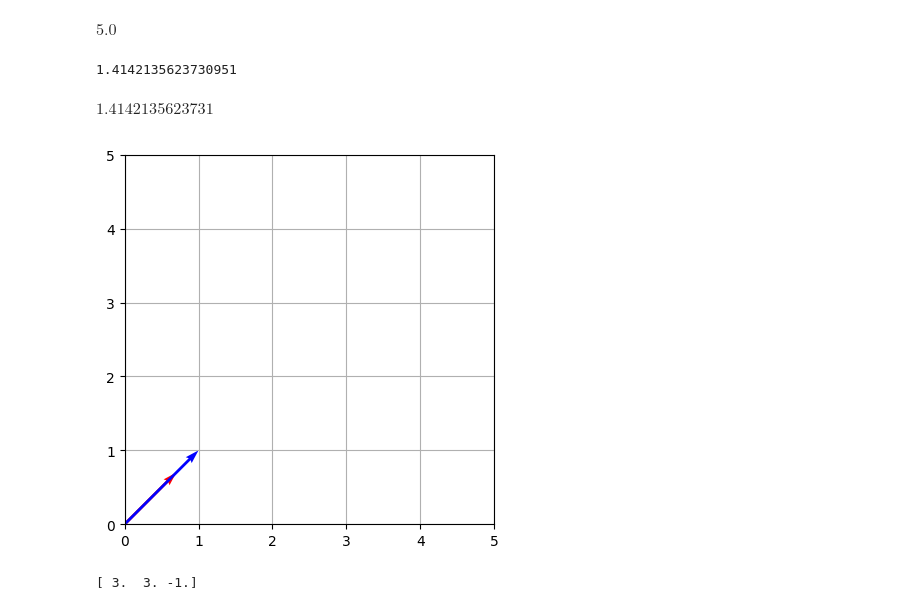
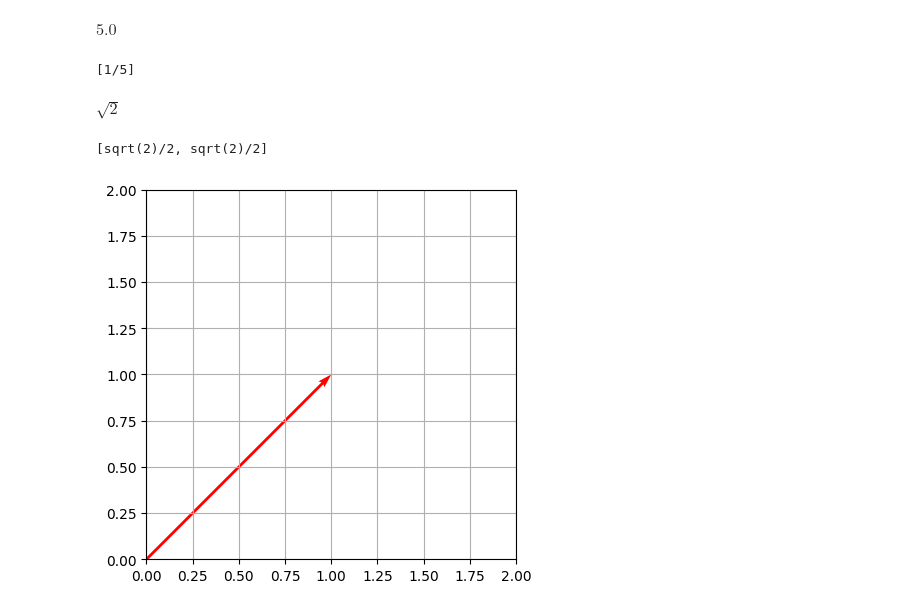
Before and after one commit to Kamrann19/Math-2024-25-Winter, a Jupyter notebook: la_vectors_introduction.ipynb, the cells around one changed output. Saved outputs shown, nothing was run; the diff lists cells and outputs as text; code cells hidden in the pictures.

```diff
--- a/la_vectors_introduction.ipynb
+++ b/la_vectors_introduction.ipynb
@@ -202,46 +201,35 @@ magnitude_a = sp.sqrt(a_x**2 + a_y**2)
 magnitude_a.evalf()
 # %% [output]
 $\displaystyle 5.0$
-# %%
-import math
-
-b = [1, 1]
-length_b = math.sqrt(b[0]**2 + b[1]**2)
-print(length_b)
-# %% [output]
-1.4142135623730951
-# %%
-a_x = 1
-a_y = 1
-
-magnitude_a = sp.sqrt(a_x**2 + a_y**2)
-magnitude_a.evalf()
-# %% [output]
-$\displaystyle 1.4142135623731$
+# %%
+x=sp.Symbol('x')
+sp.solve(x*5-1,x)
+# %% [output]
+[1/5]
+# %%
+import sympy as sp
+b_x=1
+b_y=1
+magnitude_b=sp.sqrt(b_x**2+b_y**2)
+display(magnitude_b)
+# %% [output]
+$\displaystyle \sqrt{2}$
+# %%
+unit_vector_b = [b_x / magnitude_b, b_y / magnitude_b]
+display(unit_vector_b)
+# %% [output]
+[sqrt(2)/2, sqrt(2)/2]
 # %%
+import sympy as sp
 import matplotlib.pyplot as plt
+b_x = 1
+b_y = 1
 plt.figure()
-plt.quiver(0, 0, 0.7, 0.7, angles='xy', scale_units='xy', scale=1, color='r')
-plt.quiver(0, 0, 1, 1, angles='xy', scale_units='xy', scale=1, color='b')
-plt.xlim(0, 5)
-plt.ylim(0, 5)
+plt.quiver(0, 0, b_x, b_y, angles='xy', scale_units='xy', scale=1, color='r')
+plt.xlim(0, 2)
+plt.ylim(0, 2)
 plt.grid(True)
 plt.gca().set_aspect('equal')
 plt.show()
 # %% [output]
-[figure, old version]
+[figure, new version]
-# %%
-import numpy as np
-
-v = np.array([2, 3, 4])
-B1 = np.array([1, 0, 1])
-B2 = np.array([0, 1, 0])
-B3 = np.array([1, 0, -1])
-
-basis_matrix = np.column_stack((B1, B2, B3))
-
-coordinates = np.linalg.solve(basis_matrix, v)
-
-print(coordinates)  # Output: [3. 3. -1.]
-# %% [output]
-[ 3.  3. -1.]
```
Also changed, not shown: parts of 4 cells of this notebook.
